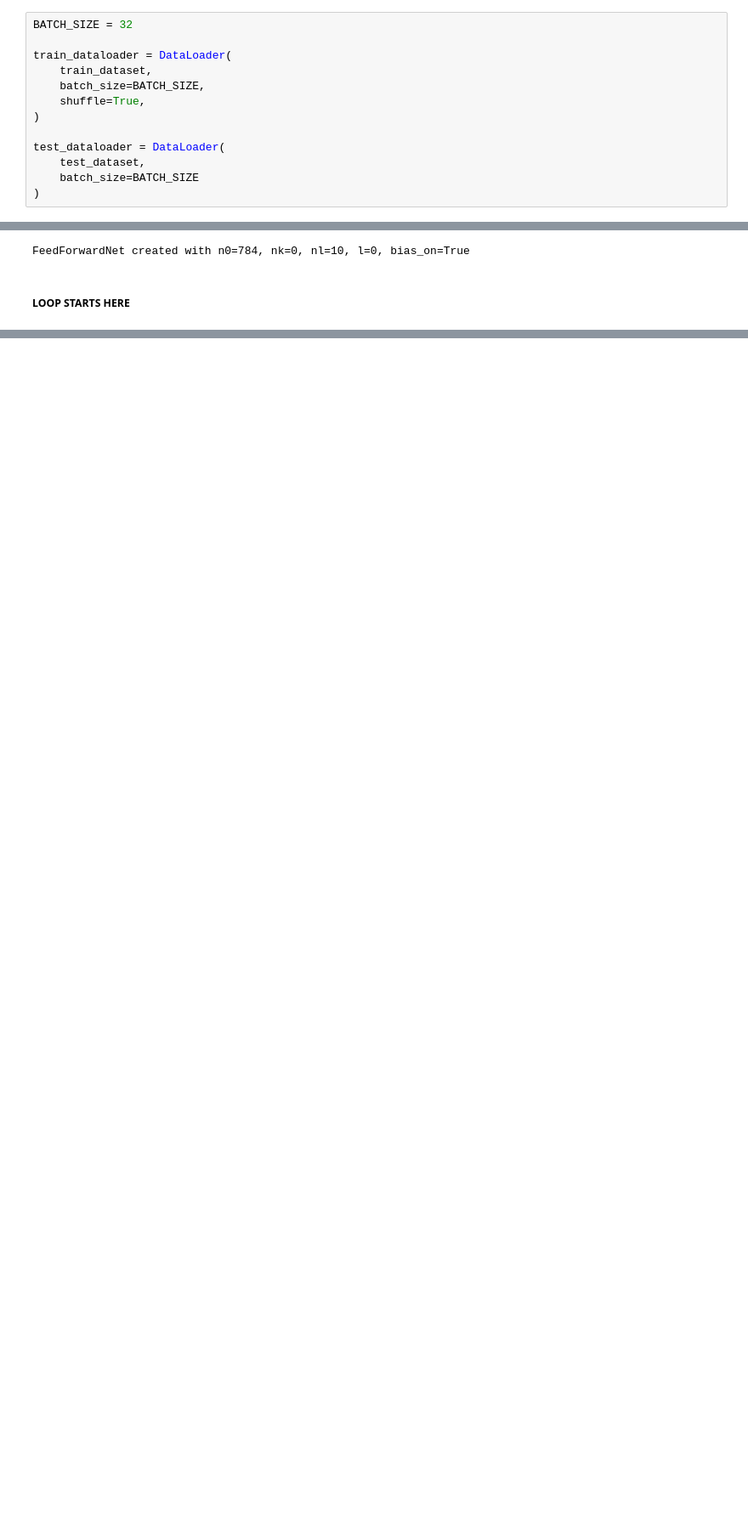
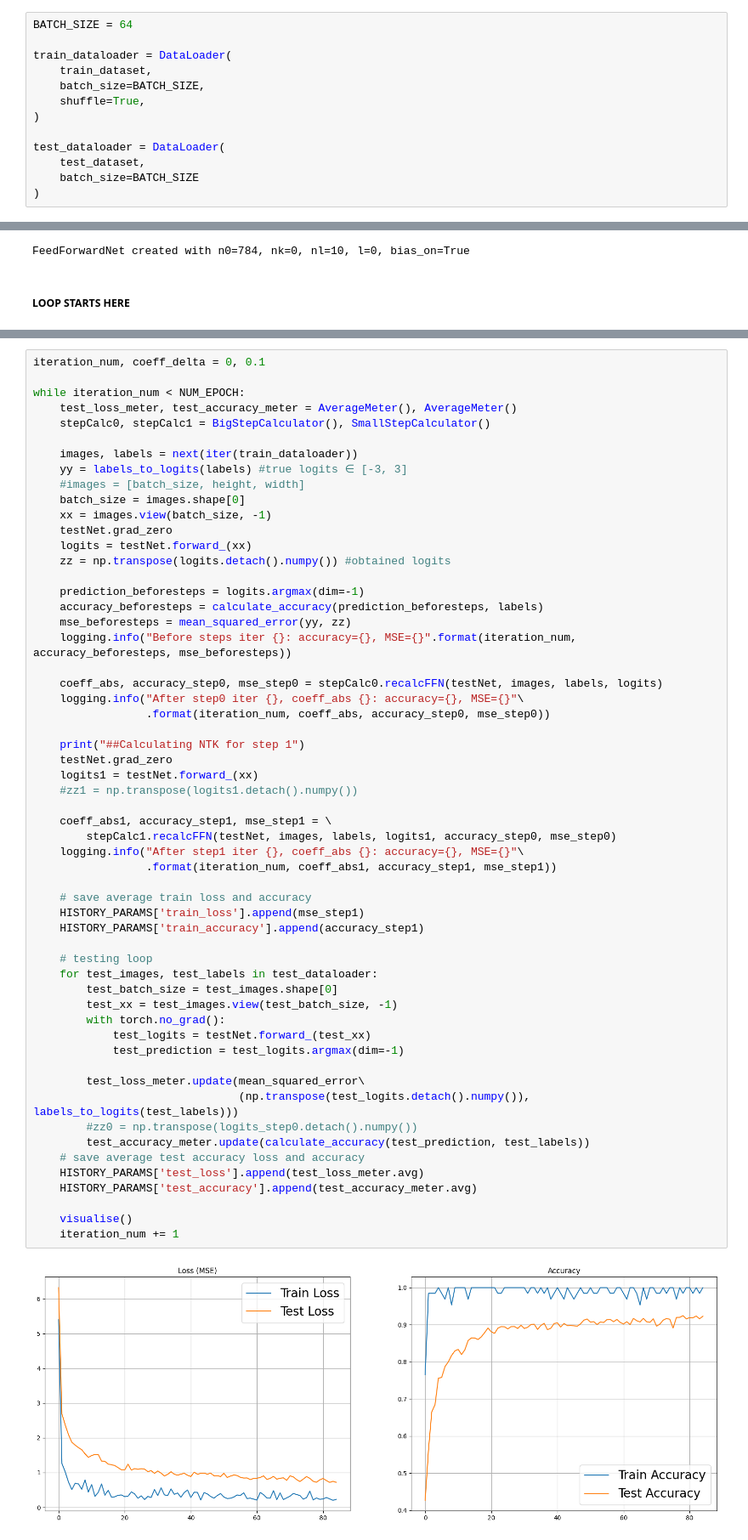
Before and after one commit to vkmbox/Ml-readinggroup, a Jupyter notebook: Roberts_Yaida/chapter5/convergence_twosteps_minst.ipynb, the cells around one changed output, grey strips where cells are left out. Shown at 85% size. Drawn from its saved outputs; the diff is of its cells as text; blank space fills up the shorter version.

```diff
--- a/Roberts_Yaida/chapter5/convergence_twosteps_minst.ipynb
+++ b/Roberts_Yaida/chapter5/convergence_twosteps_minst.ipynb
@@ -28,7 +28,7 @@ image_transform = ToTensor()
 train_dataset = MNIST(root='./', train=True, download=True, transform=image_transform)
 test_dataset = MNIST(root='./', train=False, download=True, transform=image_transform)
 # %%
-BATCH_SIZE = 32
+BATCH_SIZE = 64
 
 train_dataloader = DataLoader(
     train_dataset,
@@ -374,0 +335,59 @@ while iteration_num < NUM_EPOCH:
+# %%
+iteration_num, coeff_delta = 0, 0.1
+
+while iteration_num < NUM_EPOCH:
+    test_loss_meter, test_accuracy_meter = AverageMeter(), AverageMeter()
+    stepCalc0, stepCalc1 = BigStepCalculator(), SmallStepCalculator()
+
+    images, labels = next(iter(train_dataloader))
+    yy = labels_to_logits(labels) #true logits ∈ [-3, 3]
+    #images = [batch_size, height, width]
+    batch_size = images.shape[0]
+    xx = images.view(batch_size, -1)
+    testNet.grad_zero
+    logits = testNet.forward_(xx)
+    zz = np.transpose(logits.detach().numpy()) #obtained logits
+
+    prediction_beforesteps = logits.argmax(dim=-1)
+    accuracy_beforesteps = calculate_accuracy(prediction_beforesteps, labels)
+    mse_beforesteps = mean_squared_error(yy, zz)
+    logging.info("Before steps iter {}: accuracy={}, MSE={}".format(iteration_num, accuracy_beforesteps, mse_beforesteps))
+
+    coeff_abs, accuracy_step0, mse_step0 = stepCalc0.recalcFFN(testNet, images, labels, logits)
+    logging.info("After step0 iter {}, coeff_abs {}: accuracy={}, MSE={}"\
+                 .format(iteration_num, coeff_abs, accuracy_step0, mse_step0))
+
+    print("##Calculating NTK for step 1")
+    testNet.grad_zero
+    logits1 = testNet.forward_(xx)
+    #zz1 = np.transpose(logits1.detach().numpy())
+
+    coeff_abs1, accuracy_step1, mse_step1 = \
+        stepCalc1.recalcFFN(testNet, images, labels, logits1, accuracy_step0, mse_step0)
+    logging.info("After step1 iter {}, coeff_abs {}: accuracy={}, MSE={}"\
+                 .format(iteration_num, coeff_abs1, accuracy_step1, mse_step1))
+
+    # save average train loss and accuracy
+    HISTORY_PARAMS['train_loss'].append(mse_step1)
+    HISTORY_PARAMS['train_accuracy'].append(accuracy_step1)
+
+    # testing loop
+    for test_images, test_labels in test_dataloader:
+        test_batch_size = test_images.shape[0]
+        test_xx = test_images.view(test_batch_size, -1)
+        with torch.no_grad():
+            test_logits = testNet.forward_(test_xx)
+            test_prediction = test_logits.argmax(dim=-1)
+
+        test_loss_meter.update(mean_squared_error\
+                               (np.transpose(test_logits.detach().numpy()), labels_to_logits(test_labels)))
+        #zz0 = np.transpose(logits_step0.detach().numpy())
+        test_accuracy_meter.update(calculate_accuracy(test_prediction, test_labels))
+    # save average test accuracy loss and accuracy
+    HISTORY_PARAMS['test_loss'].append(test_loss_meter.avg)
+    HISTORY_PARAMS['test_accuracy'].append(test_accuracy_meter.avg)
+
+    visualise()
+    iteration_num += 1
+# %% [output]
+[figure, added]
```
Also changed, not shown: parts of 6 cells of this notebook, 4 other files.
